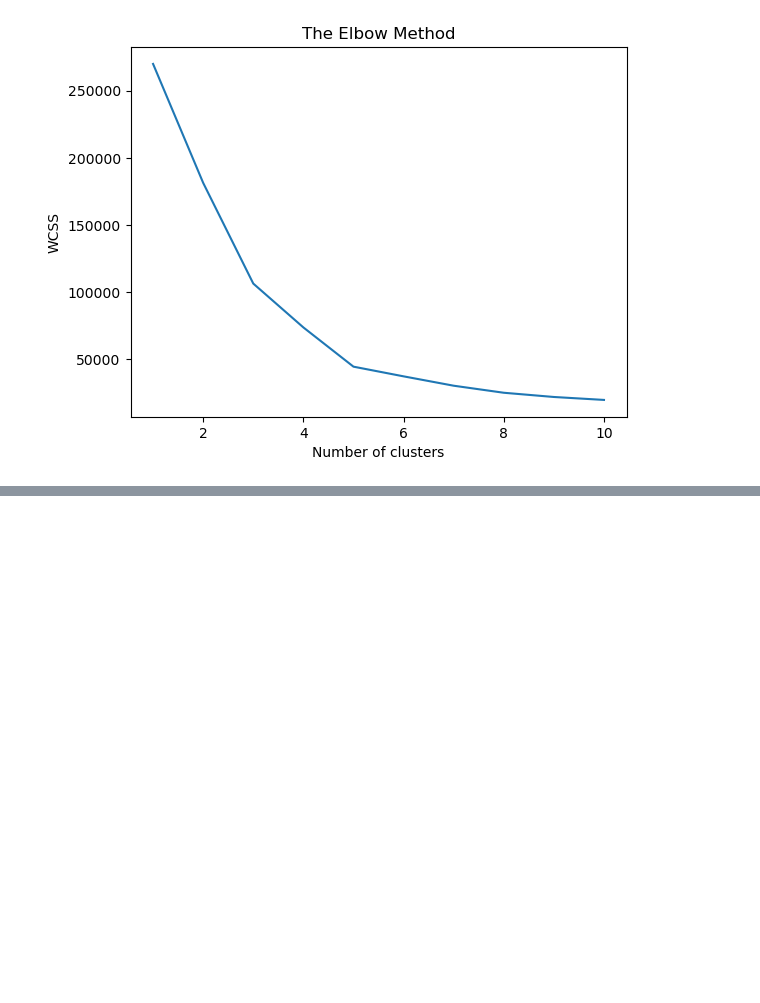
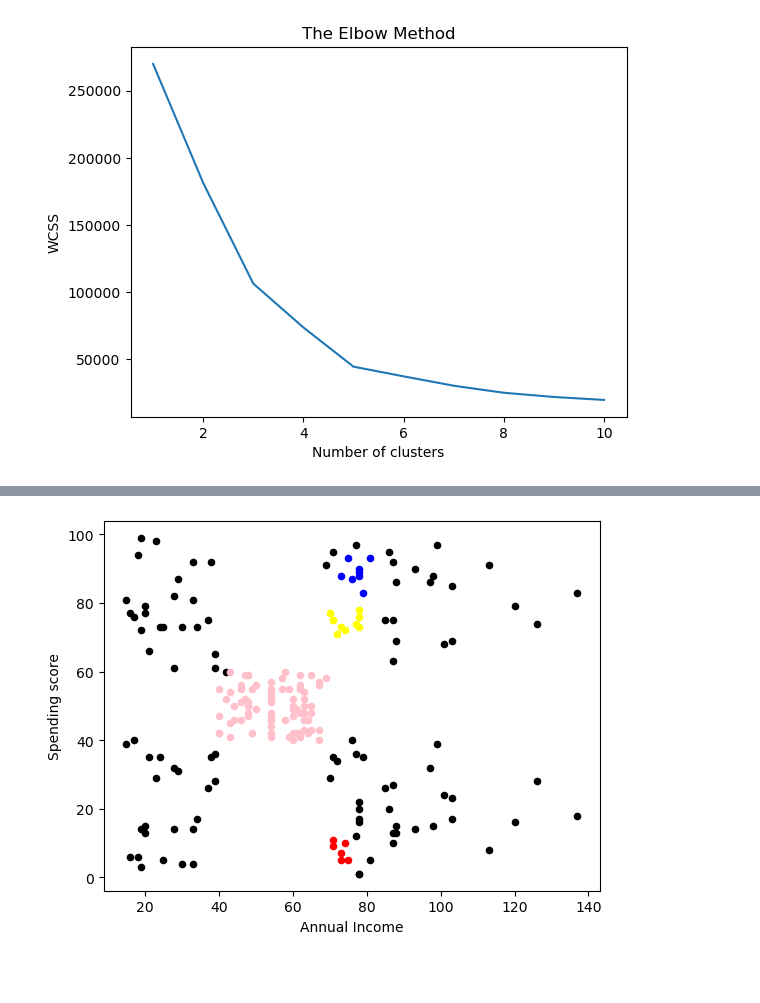
Before and after one commit to amalmuthu/clustering-algorithms, a Jupyter notebook: DBScan clustering algorithms.ipynb, the cells around one changed output, grey strips where cells are left out. Cells and saved outputs as stored; diff of their text form; code cells hidden in the pictures; blank space fills up the shorter version.

Commit message:
Add files via upload
dbscan algorithm for mall customer dataset

```diff
--- a/DBScan clustering algorithms.ipynb
+++ b/DBScan clustering algorithms.ipynb
@@ -77,7 +78,7 @@ plt.show()
 # %% [output]
 [figure]
 # %%
-#X= df[[ 'Annual Income (k$)', 'Spending Score (1-100)']]
+X= df[[ 'Annual Income (k$)', 'Spending Score (1-100)']]
 # %%
 X
 # %% [output]
@@ -85,6 +98,6 @@ NameError: name 'X' is not defined
 # %%
 from sklearn.cluster import DBSCAN
 dbscan = DBSCAN(eps=5, min_samples=6)
-labels=dbscan.fit_predict(X_scaled)
+labels=dbscan.fit_predict(X)
 # %%
 np.unique(labels)
@@ -101,11 +123,13 @@ for label in unique_labels:
 # %%
-plt.scatter(X[labels==-1,0], X[labels==-1,1], s=20, c="black")
-plt.scatter(Xf[labels==0,0], X[labels==0,1], s=20, c="pink")
-plt.scatter(X[labels==1,0], X[labels==1,1], s=20, c="yellow")
-plt.scatter(X[labels==2,0], X[labels==2,1], s=20, c="red")
-plt.scatter(X[labels==3,0], X[labels==3,1], s=20, c="blue")
+plt.scatter(dfa[labels==-1,0], dfa[labels==-1,1], s=20, c="black")
+plt.scatter(dfa[labels==0,0], dfa[labels==0,1], s=20, c="pink")
+plt.scatter(dfa[labels==1,0], dfa[labels==1,1], s=20, c="yellow")
+plt.scatter(dfa[labels==2,0],dfa[labels==2,1], s=20, c="red")
+plt.scatter(dfa[labels==3,0], dfa[labels==3,1], s=20, c="blue")
 plt.xlabel('Annual Income')
 plt.ylabel('Spending score')
 plt.show()
+# %% [output]
+[figure, added]
-# %% [markdown]
-#####
+# %% [markdown]
+#####
```
Also changed, not shown: parts of 5 cells of this notebook.
